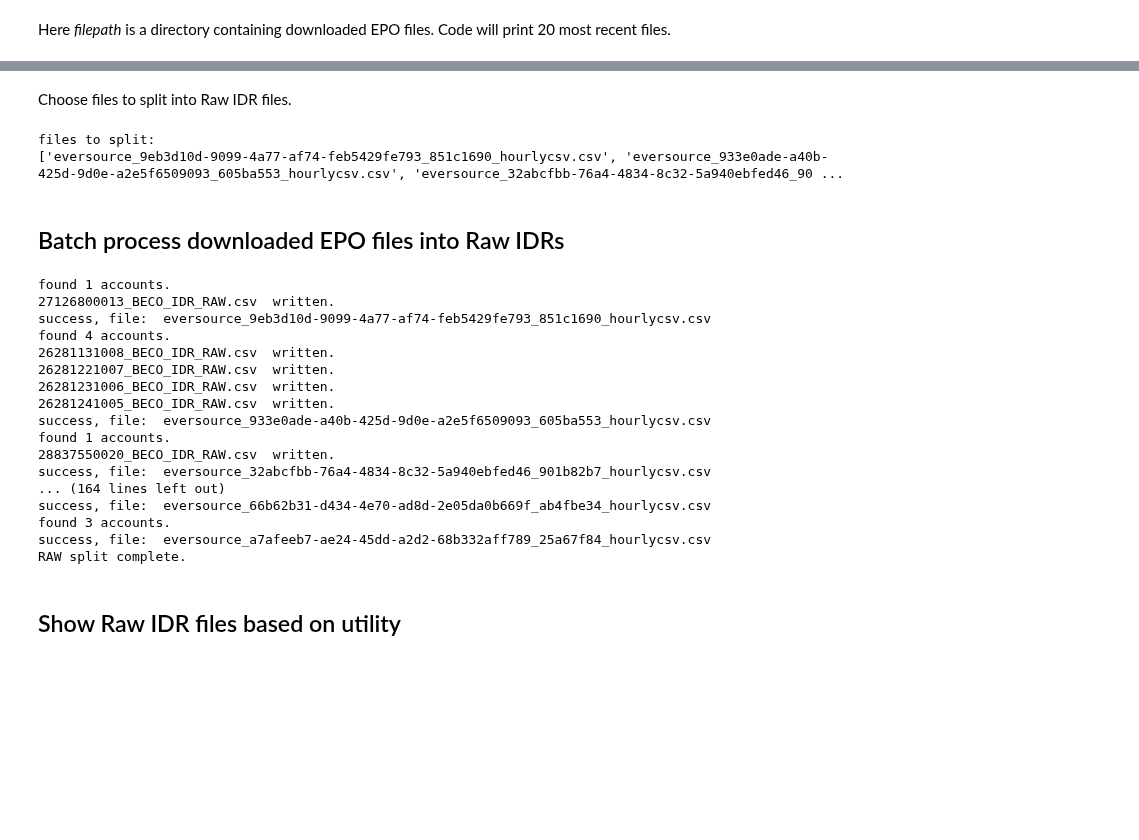
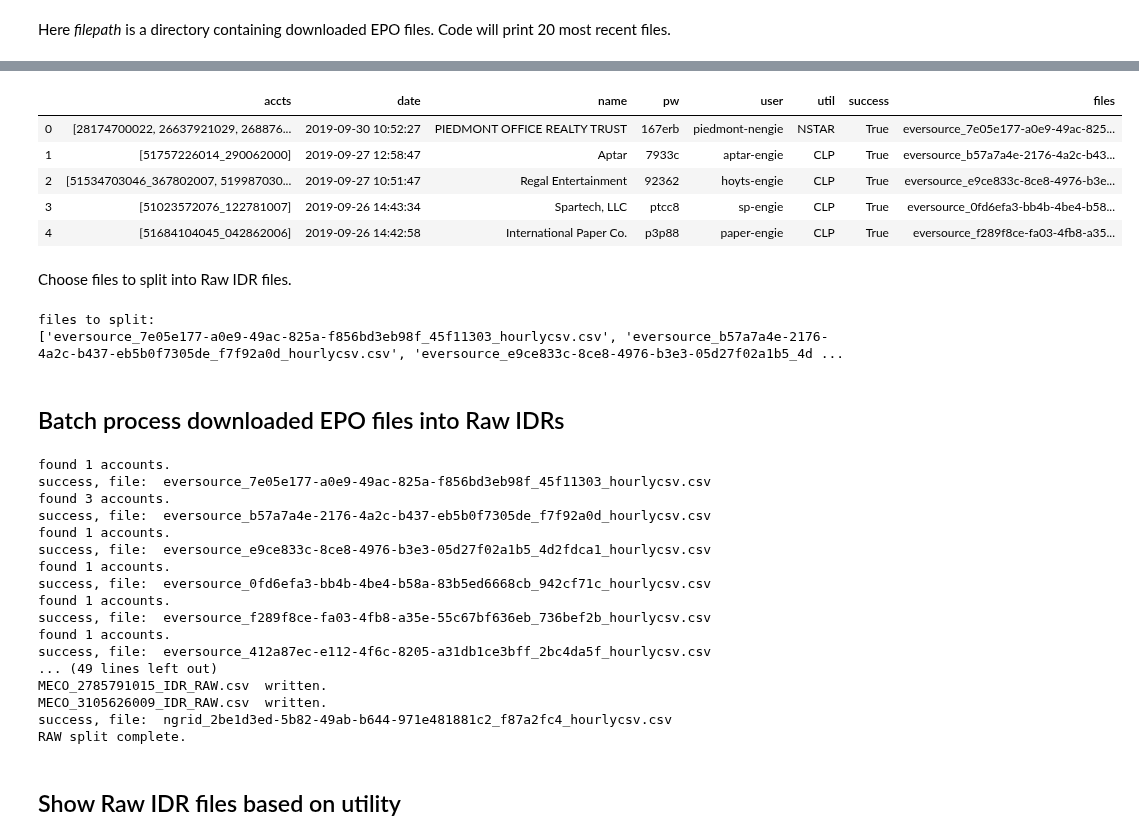
Before and after one commit to stevenhurwitt/la-tools-test, a Jupyter notebook: IDR_Drop/IDR_Drop_Portal.ipynb, the cells around one changed output, grey strips where cells are left out. Drawn from its saved outputs; the diff is of its cells as text; code cells hidden in the pictures; blank space fills up the shorter version.

```diff
--- a/IDR_Drop/IDR_Drop_Portal.ipynb
+++ b/IDR_Drop/IDR_Drop_Portal.ipynb
@@ -81,11 +35,8 @@ with open(filename, 'r') as f:
 
     bodies = json.loads(bodies)
 
-good = bodies_json(bodies)
+good = EPOwebscrape.bodies_json(bodies)
 
 print('converted .json to dataframe')
-print(good.head())
-print('...')
-print(good.tail())
 # %% [output]
 converted .json to dataframe
@@ -214,7 +114,8 @@ Here *filepath* is a directory containing downloaded EPO files. Code will print
 #filepath = os.getcwd()
 readpath = os.path.join(basepath, 'Downloads')
 
-myfiles = IDRdrop.show_dir(readpath, 20)
-print(myfiles)
+myfiles = IDRdrop.show_dir(readpath, 22)
+myfiles = myfiles.sort_values(by = 'time')
+myfiles.reset_index(drop = True, inplace = True)
 # %% [output]
 files found in dir:  /home/jupyter-engiela/la-tools-test/IDR_Drop/Downloads
@@ -237,26 +122,44 @@ files found in dir:  /home/jupyter-engiela/la-tools-test/IDR_Drop/Downloads
+# %%
+master = pd.concat([good, myfiles.files], axis = 1)
+master.head()
+# %% [output]
+|  | accts | date | name | pw | user | util | success | files |
+| 0 | [28174700022, 26637921029, 268876... | 2019-09-30 10:52:27 | PIEDMONT OFFICE REALTY TRUST | 167erb | piedmont-nengie | NSTAR | True | eversource_7e05e177-a0e9-49ac-825... |
+| 1 | [51757226014_290062000] | 2019-09-27 12:58:47 | Aptar | 7933c | aptar-engie | CLP | True | eversource_b57a7a4e-2176-4a2c-b43... |
+| 2 | [51534703046_367802007, 519987030... | 2019-09-27 10:51:47 | Regal Entertainment | 92362 | hoyts-engie | CLP | True | eversource_e9ce833c-8ce8-4976-b3e... |
+| 3 | [51023572076_122781007] | 2019-09-26 14:43:34 | Spartech, LLC | ptcc8 | sp-engie | CLP | True | eversource_0fd6efa3-bb4b-4be4-b58... |
+| 4 | [51684104045_042862006] | 2019-09-26 14:42:58 | International Paper Co. | p3p88 | paper-engie | CLP | True | eversource_f289f8ce-fa03-4fb8-a35... |
 # %% [markdown]
 Choose files to split into Raw IDR files.
 # %%
 index = [0]
 
-splitfiles = list(myfiles.files[:56])
+splitfiles = list(master.files)
 print('files to split: ')
 print(splitfiles)
 # %% [output]
 files to split:
-['eversource_9eb3d10d-9099-4a77-af74-feb5429fe793_851c1690_hourlycsv.csv', 'eversource_933e0ade-a40b-425d-9d0e-a2e5f6509093_605ba553_hourlycsv.csv', 'eversource_32abcfbb-76a4-4834-8c32-5a940ebfed46_90 ...
+['eversource_7e05e177-a0e9-49ac-825a-f856bd3eb98f_45f11303_hourlycsv.csv', 'eversource_b57a7a4e-2176-4a2c-b437-eb5b0f7305de_f7f92a0d_hourlycsv.csv', 'eversource_e9ce833c-8ce8-4976-b3e3-05d27f02a1b5_4d ...
 # %% [markdown]
 ## Batch process downloaded EPO files into Raw IDRs
 # %%
 readpath = os.path.join(basepath, 'Downloads')
 writepath = os.path.join(basepath, 'Raw_IDR')
-utility = 'BECO'
 error_log = []
 
-for file in splitfiles:
+for i, file in enumerate(master.files):
     try:
         os.chdir(readpath)
         filedf = pd.read_csv(file, sep = ",", header = 0)
+
+        if (master.util[i] == 'NGRID'):
+            utility = 'MECO'
+
+        if (master.util[i] == 'NSTAR'):
+            utility = 'BECO'
+
+        elif (master.util[i] != 'NGRID' and master.util[i] != 'NSTAR'):
+            utility = master.util[i]
 
         IDRdrop.raw_split(filedf, readpath, writepath, utility)
         print('success, file: ', file)
@@ -267,21 +170,21 @@ for file in splitfiles:
 print('RAW split complete.')
 # %% [output]
 found 1 accounts.
-27126800013_BECO_IDR_RAW.csv  written.
-success, file:  eversource_9eb3d10d-9099-4a77-af74-feb5429fe793_851c1690_hourlycsv.csv
-found 4 accounts.
-26281131008_BECO_IDR_RAW.csv  written.
-26281221007_BECO_IDR_RAW.csv  written.
-26281231006_BECO_IDR_RAW.csv  written.
-26281241005_BECO_IDR_RAW.csv  written.
-success, file:  eversource_933e0ade-a40b-425d-9d0e-a2e5f6509093_605ba553_hourlycsv.csv
+success, file:  eversource_7e05e177-a0e9-49ac-825a-f856bd3eb98f_45f11303_hourlycsv.csv
+found 3 accounts.
+success, file:  eversource_b57a7a4e-2176-4a2c-b437-eb5b0f7305de_f7f92a0d_hourlycsv.csv
 found 1 accounts.
-28837550020_BECO_IDR_RAW.csv  written.
-success, file:  eversource_32abcfbb-76a4-4834-8c32-5a940ebfed46_901b82b7_hourlycsv.csv
-... (164 lines left out)
-success, file:  eversource_66b62b31-d434-4e70-ad8d-2e05da0b669f_ab4fbe34_hourlycsv.csv
-found 3 accounts.
-success, file:  eversource_a7afeeb7-ae24-45dd-a2d2-68b332aff789_25a67f84_hourlycsv.csv
+success, file:  eversource_e9ce833c-8ce8-4976-b3e3-05d27f02a1b5_4d2fdca1_hourlycsv.csv
+found 1 accounts.
+success, file:  eversource_0fd6efa3-bb4b-4be4-b58a-83b5ed6668cb_942cf71c_hourlycsv.csv
+found 1 accounts.
+success, file:  eversource_f289f8ce-fa03-4fb8-a35e-55c67bf636eb_736bef2b_hourlycsv.csv
+found 1 accounts.
+success, file:  eversource_412a87ec-e112-4f6c-8205-a31db1ce3bff_2bc4da5f_hourlycsv.csv
+... (49 lines left out)
+MECO_2785791015_IDR_RAW.csv  written.
+MECO_3105626009_IDR_RAW.csv  written.
+success, file:  ngrid_2be1d3ed-5b82-49ab-b644-971e481881c2_f87a2fc4_hourlycsv.csv
 RAW split complete.
 # %% [markdown]
 ## Show Raw IDR files based on utility
```
Also changed, not shown: parts of 17 cells of this notebook, 3 other files.
